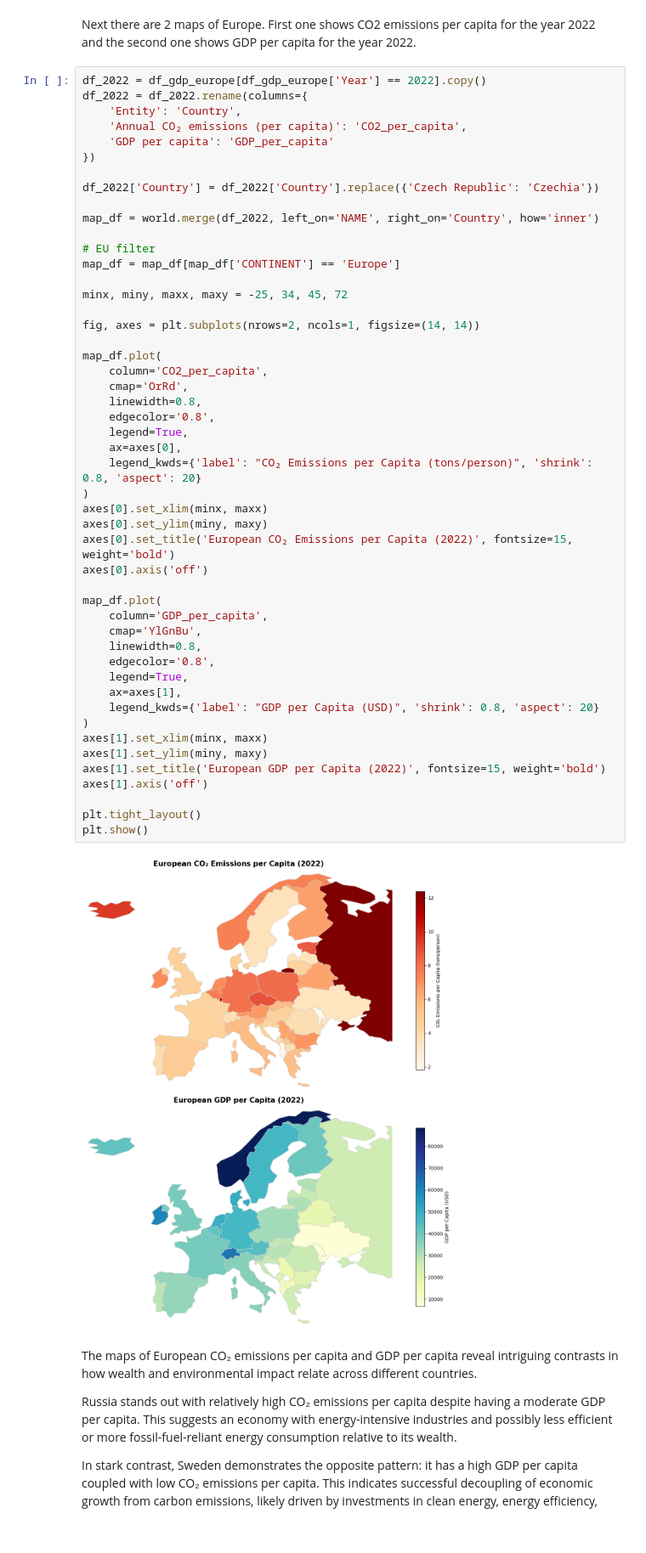
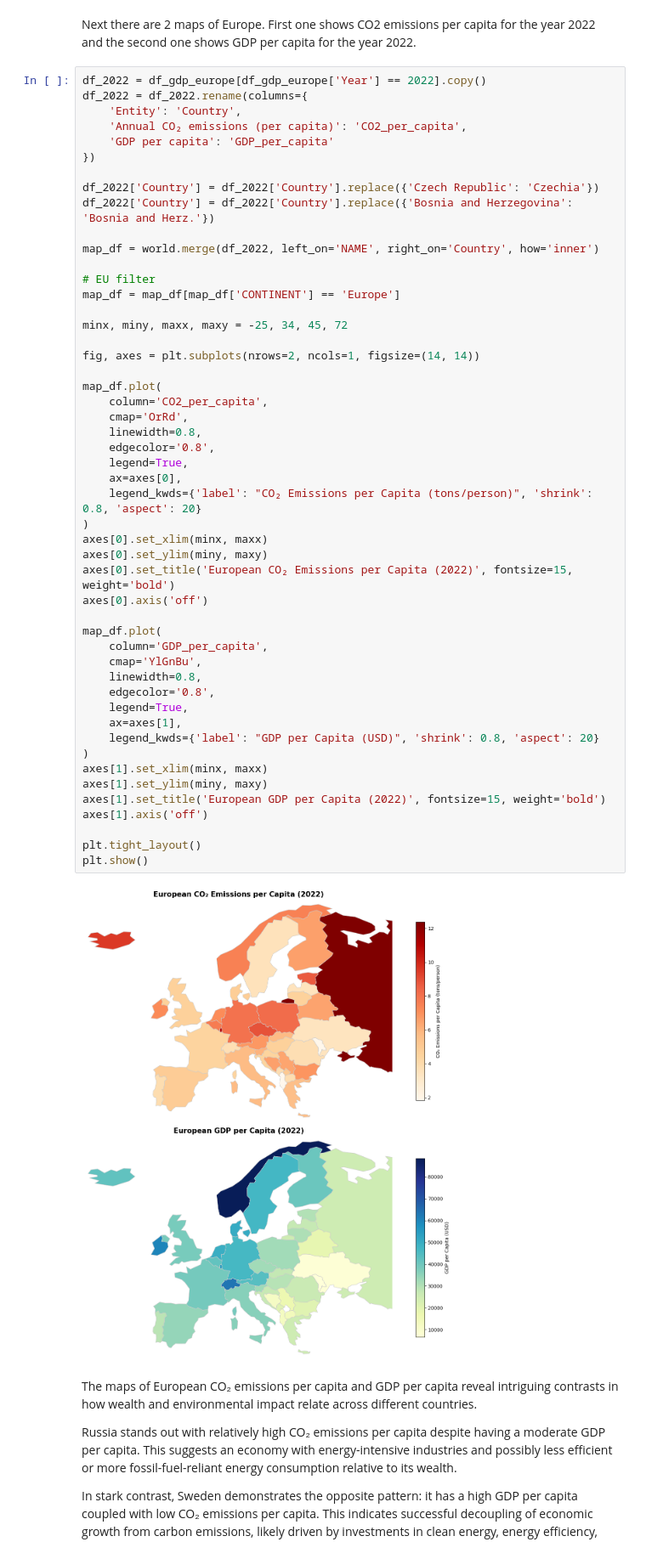
Before and after one commit to Filusion/PR2515, a Jupyter notebook: GDP_CO2_emissions.ipynb, the cells around one changed output. Shown at 85% size. Drawn from its saved outputs; the diff is of its cells as text.

```diff
--- a/GDP_CO2_emissions.ipynb
+++ b/GDP_CO2_emissions.ipynb
@@ -176,6 +199,7 @@ df_2022 = df_2022.rename(columns={
 })
 
 df_2022['Country'] = df_2022['Country'].replace({'Czech Republic': 'Czechia'})
+df_2022['Country'] = df_2022['Country'].replace({'Bosnia and Herzegovina': 'Bosnia and Herz.'})
 
 map_df = world.merge(df_2022, left_on='NAME', right_on='Country', how='inner')
 
@@ -190,34 +214,34 @@ map_df.plot(
     column='CO2_per_capita',
     cmap='OrRd',
     linewidth=0.8,
     edgecolor='0.8',
     legend=True,
     ax=axes[0],
     legend_kwds={'label': "CO₂ Emissions per Capita (tons/person)", 'shrink': 0.8, 'aspect': 20}
 )
 axes[0].set_xlim(minx, maxx)
 axes[0].set_ylim(miny, maxy)
 axes[0].set_title('European CO₂ Emissions per Capita (2022)', fontsize=15, weight='bold')
 axes[0].axis('off')
 
 map_df.plot(
     column='GDP_per_capita',
     cmap='YlGnBu',
     linewidth=0.8,
     edgecolor='0.8',
     legend=True,
     ax=axes[1],
     legend_kwds={'label': "GDP per Capita (USD)", 'shrink': 0.8, 'aspect': 20}
 )
 axes[1].set_xlim(minx, maxx)
 axes[1].set_ylim(miny, maxy)
 axes[1].set_title('European GDP per Capita (2022)', fontsize=15, weight='bold')
 axes[1].axis('off')
 
 plt.tight_layout()
 plt.show()
 # %% [output]
-[figure, old version]
+[figure, new version]
 # %% [markdown]
 The maps of European CO₂ emissions per capita and GDP per capita reveal intriguing contrasts in how wealth and environmental impact relate across different countries.
 
```
Also changed, not shown: parts of 5 cells of this notebook, 3 other files.
